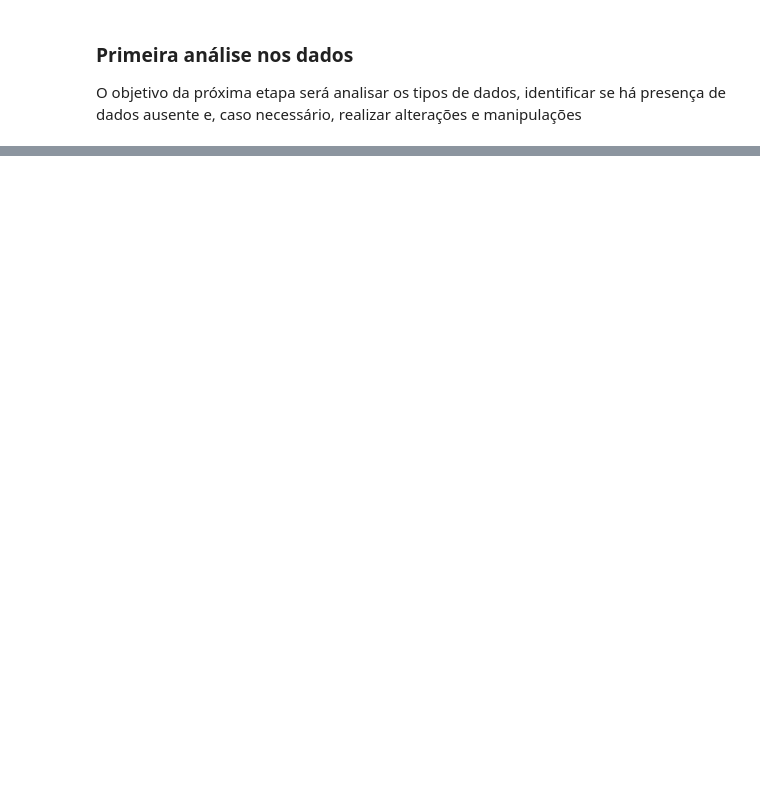
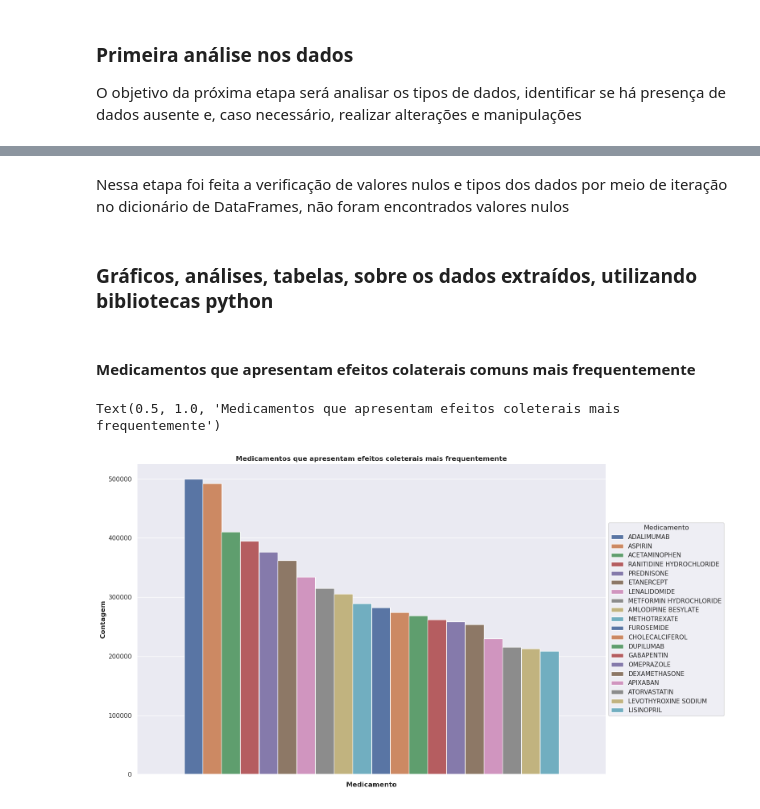
Before and after one commit to guipereira2/Desafio_Aleon, a Jupyter notebook: notebook.ipynb, the cells around one changed output, grey strips where cells are left out. Cells and saved outputs as stored; diff of their text form; code cells hidden in the pictures; blank space fills up the shorter version.

Commit message:
Análises completas e mudanças na esolha de dados

```diff
--- a/notebook.ipynb
+++ b/notebook.ipynb
@@ -91,3 +88,19 @@ Durante essa etapa do código, inicialmente fiz a leitura individual de cada URL
 # %% [markdown]
 ### Primeira análise nos dados
 O objetivo da próxima etapa será analisar os tipos de dados, identificar se há presença de dados ausente e, caso necessário, realizar alterações e manipulações
+# %%
+#Iteração no dicionário de DataFrames e criação de um DataFrame com os tipos de dados de cada um
+tipos = {}
+for nome, df in dados_api.items():
+    tipos[nome] = df.dtypes
+    tipos_df = pd.DataFrame(tipos)
+
+#Iteração no dicionário de DataFrames e verificação se há valores nulos
+for nome, df in dados_api.items():
+    vazios = df.isnull().sum()
+    if vazios.sum() == 0:
+        print(f'Não há dados vazios no DataFrame {nome}.')
+    else:
+        print(f'Dados vazios no DataFrame {nome}:')
+
+tipos_df
@@ -93,0 +117,35 @@ O objetivo da próxima etapa será analisar os tipos de dados, identificar se h
+# %% [markdown]
+Nessa etapa foi feita a verificação de valores nulos e tipos dos dados por meio de iteração no dicionário de DataFrames, não foram encontrados valores nulos
+# %% [markdown]
+### Gráficos, análises, tabelas, sobre os dados extraídos, utilizando bibliotecas python
+# %%
+#Importação das bibliotecas e configuração dos parâmetros do seaborn
+import matplotlib.pyplot as plt
+import seaborn as sns
+
+sns.set(
+    style='darkgrid',
+    context='notebook',
+    rc={
+        'axes.spines.top': False,
+        'axes.spines.right': False
+    }
+)
+# %% [markdown]
+#### Medicamentos que apresentam efeitos colaterais comuns mais frequentemente
+# %%
+#Função para gerar um gráfico de barra
+def barra(df):
+    df = df.head(20)
+    plt.figure(figsize=(15,10))
+    grafico_barra = sns.barplot(y='count',data=df, hue='term', palette='deep')
+    grafico_barra.set_xlabel('Medicamento', fontsize=12, fontweight='bold')
+    grafico_barra.set_ylabel('Contagem', fontsize=12, fontweight='bold')
+    plt.legend(title='Medicamento', loc='center left', bbox_to_anchor=(1, 0.5))
+
+#Chamando a função com o dataframe de medicamentos que apresentam efeitos colaterais mais frequentemente
+barra(df_frequent_adverse_reactions)
+plt.title('Medicamentos que apresentam efeitos coleterais mais frequentemente', fontsize=12, fontweight='bold')
+# %% [output]
+Text(0.5, 1.0, 'Medicamentos que apresentam efeitos coleterais mais frequentemente')
+[figure, added]
```
Also changed, not shown: parts of 23 cells of this notebook.
